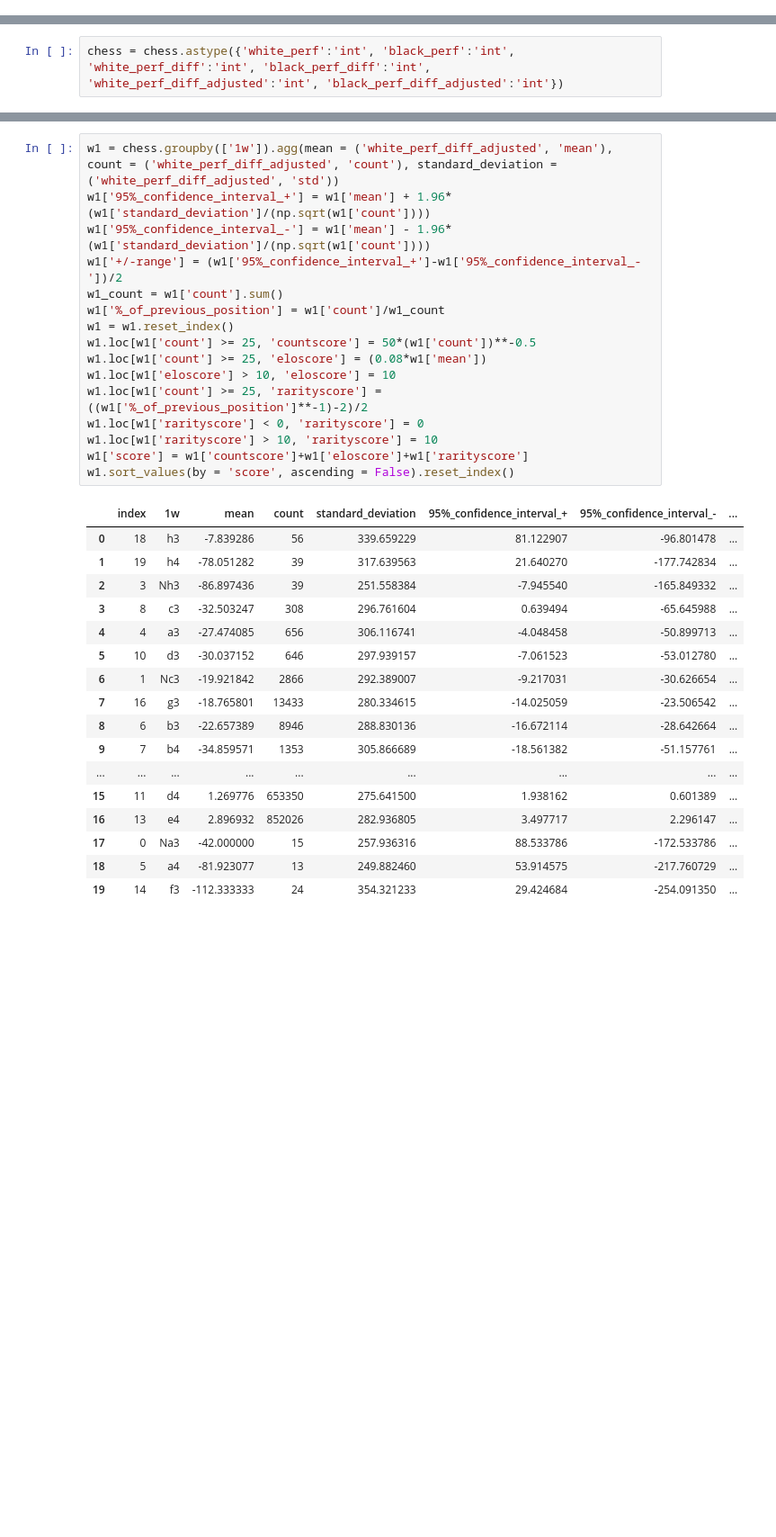
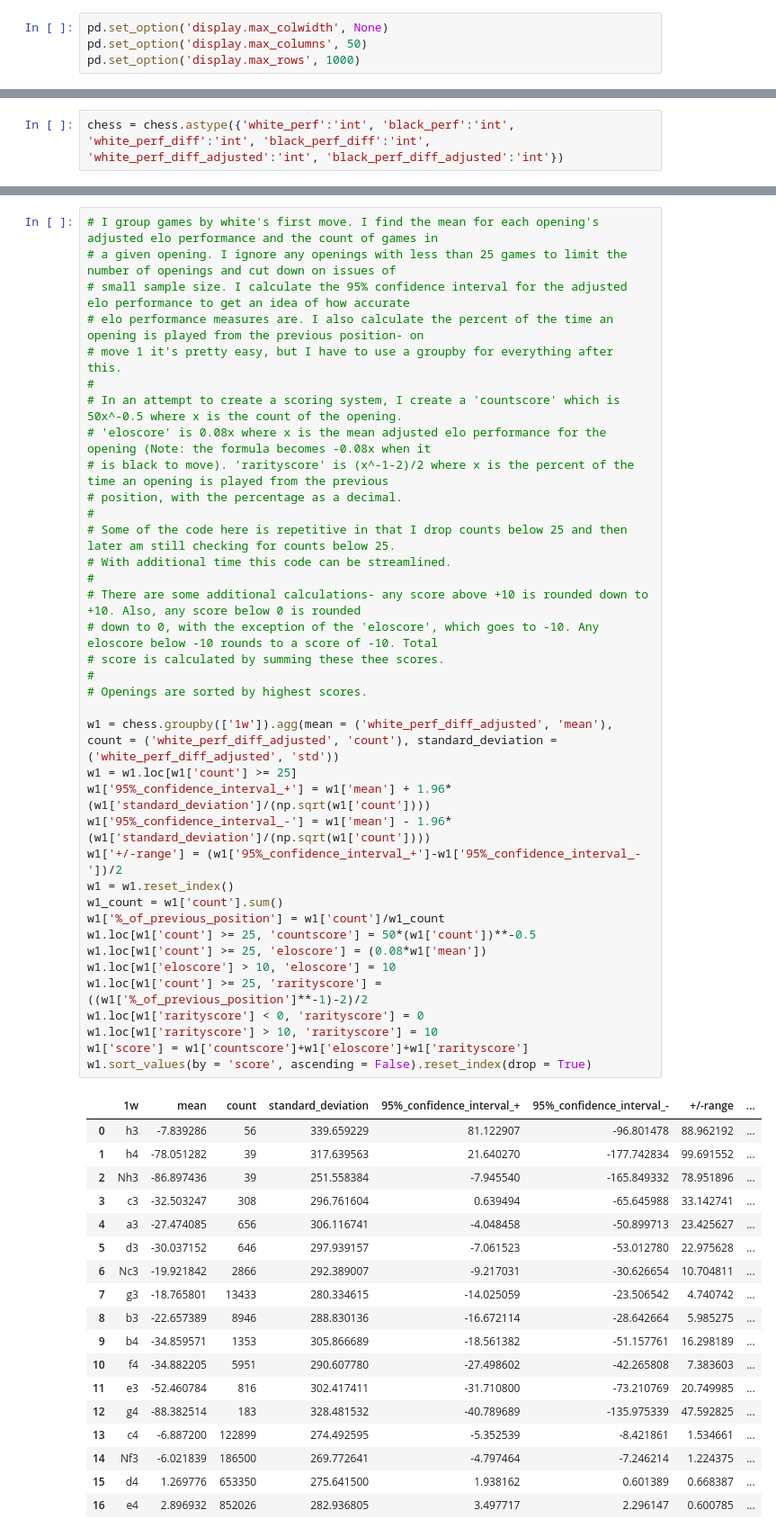
Before and after one commit to Elliot-Moore/Capstone, a Jupyter notebook: notebooks/Capstone_data_analysis.ipynb, the cells around one changed output, grey strips where cells are left out. Shown at 90% size. Cells and saved outputs as stored; diff of their text form; blank space fills up the shorter version.

Commit message:
Final touches to analysis and added additional annotations to data gathering and data analysis

```diff
--- a/notebooks/Capstone_data_analysis.ipynb
+++ b/notebooks/Capstone_data_analysis.ipynb
@@ -5,3 +7,7 @@ import math
+# %%
+pd.set_option('display.max_colwidth', None)
+pd.set_option('display.max_columns', 50)
+pd.set_option('display.max_rows', 1000)
 # %%
 chess = pd.read_csv('../data/caissabase_df.csv', index_col = 0)
 # %%
@@ -41,34 +45,56 @@ chess
 # %%
+# I group games by white's first move. I find the mean for each opening's adjusted elo performance and the count of games in
+# a given opening. I ignore any openings with less than 25 games to limit the number of openings and cut down on issues of
+# small sample size. I calculate the 95% confidence interval for the adjusted elo performance to get an idea of how accurate
+# elo performance measures are. I also calculate the percent of the time an opening is played from the previous position- on
+# move 1 it's pretty easy, but I have to use a groupby for everything after this.
+#
+# In an attempt to create a scoring system, I create a 'countscore' which is 50x^-0.5 where x is the count of the opening.
+# 'eloscore' is 0.08x where x is the mean adjusted elo performance for the opening (Note: the formula becomes -0.08x when it
+# is black to move). 'rarityscore' is (x^-1-2)/2 where x is the percent of the time an opening is played from the previous
+# position, with the percentage as a decimal.
+#
+# Some of the code here is repetitive in that I drop counts below 25 and then later am still checking for counts below 25.
+# With additional time this code can be streamlined.
+#
+# There are some additional calculations- any score above +10 is rounded down to +10. Also, any score below 0 is rounded
+# down to 0, with the exception of the 'eloscore', which goes to -10. Any eloscore below -10 rounds to a score of -10. Total
+# score is calculated by summing these thee scores.
+#
+# Openings are sorted by highest scores.
+
 w1 = chess.groupby(['1w']).agg(mean = ('white_perf_diff_adjusted', 'mean'), count = ('white_perf_diff_adjusted', 'count'), standard_deviation = ('white_perf_diff_adjusted', 'std'))
+w1 = w1.loc[w1['count'] >= 25]
 w1['95%_confidence_interval_+'] = w1['mean'] + 1.96*(w1['standard_deviation']/(np.sqrt(w1['count'])))
 w1['95%_confidence_interval_-'] = w1['mean'] - 1.96*(w1['standard_deviation']/(np.sqrt(w1['count'])))
 w1['+/-range'] = (w1['95%_confidence_interval_+']-w1['95%_confidence_interval_-'])/2
+w1 = w1.reset_index()
 w1_count = w1['count'].sum()
 w1['%_of_previous_position'] = w1['count']/w1_count
-w1 = w1.reset_index()
 w1.loc[w1['count'] >= 25, 'countscore'] = 50*(w1['count'])**-0.5
 w1.loc[w1['count'] >= 25, 'eloscore'] = (0.08*w1['mean'])
 w1.loc[w1['eloscore'] > 10, 'eloscore'] = 10
 w1.loc[w1['count'] >= 25, 'rarityscore'] = ((w1['%_of_previous_position']**-1)-2)/2
 w1.loc[w1['rarityscore'] < 0, 'rarityscore'] = 0
 w1.loc[w1['rarityscore'] > 10, 'rarityscore'] = 10
 w1['score'] = w1['countscore']+w1['eloscore']+w1['rarityscore']
-w1.sort_values(by = 'score', ascending = False).reset_index()
+w1.sort_values(by = 'score', ascending = False).reset_index(drop = True)
 # %% [output]
-|  | index | 1w | mean | count | standard_deviation | 95%_confidence_interval_+ | 95%_confidence_interval_- | ... |
-| 0 | 18 | h3 | -7.839286 | 56 | 339.659229 | 81.122907 | -96.801478 | ... |
-| 1 | 19 | h4 | -78.051282 | 39 | 317.639563 | 21.640270 | -177.742834 | ... |
-| 2 | 3 | Nh3 | -86.897436 | 39 | 251.558384 | -7.945540 | -165.849332 | ... |
-| 3 | 8 | c3 | -32.503247 | 308 | 296.761604 | 0.639494 | -65.645988 | ... |
-| 4 | 4 | a3 | -27.474085 | 656 | 306.116741 | -4.048458 | -50.899713 | ... |
-| 5 | 10 | d3 | -30.037152 | 646 | 297.939157 | -7.061523 | -53.012780 | ... |
-| 6 | 1 | Nc3 | -19.921842 | 2866 | 292.389007 | -9.217031 | -30.626654 | ... |
-| 7 | 16 | g3 | -18.765801 | 13433 | 280.334615 | -14.025059 | -23.506542 | ... |
-| 8 | 6 | b3 | -22.657389 | 8946 | 288.830136 | -16.672114 | -28.642664 | ... |
-| 9 | 7 | b4 | -34.859571 | 1353 | 305.866689 | -18.561382 | -51.157761 | ... |
-| ... | ... | ... | ... | ... | ... | ... | ... | ... |
-| 15 | 11 | d4 | 1.269776 | 653350 | 275.641500 | 1.938162 | 0.601389 | ... |
-| 16 | 13 | e4 | 2.896932 | 852026 | 282.936805 | 3.497717 | 2.296147 | ... |
-| 17 | 0 | Na3 | -42.000000 | 15 | 257.936316 | 88.533786 | -172.533786 | ... |
-| 18 | 5 | a4 | -81.923077 | 13 | 249.882460 | 53.914575 | -217.760729 | ... |
-| 19 | 14 | f3 | -112.333333 | 24 | 354.321233 | 29.424684 | -254.091350 | ... |
+|  | 1w | mean | count | standard_deviation | 95%_confidence_interval_+ | 95%_confidence_interval_- | +/-range | ... |
+| 0 | h3 | -7.839286 | 56 | 339.659229 | 81.122907 | -96.801478 | 88.962192 | ... |
+| 1 | h4 | -78.051282 | 39 | 317.639563 | 21.640270 | -177.742834 | 99.691552 | ... |
+| 2 | Nh3 | -86.897436 | 39 | 251.558384 | -7.945540 | -165.849332 | 78.951896 | ... |
+| 3 | c3 | -32.503247 | 308 | 296.761604 | 0.639494 | -65.645988 | 33.142741 | ... |
+| 4 | a3 | -27.474085 | 656 | 306.116741 | -4.048458 | -50.899713 | 23.425627 | ... |
+| 5 | d3 | -30.037152 | 646 | 297.939157 | -7.061523 | -53.012780 | 22.975628 | ... |
+| 6 | Nc3 | -19.921842 | 2866 | 292.389007 | -9.217031 | -30.626654 | 10.704811 | ... |
+| 7 | g3 | -18.765801 | 13433 | 280.334615 | -14.025059 | -23.506542 | 4.740742 | ... |
+| 8 | b3 | -22.657389 | 8946 | 288.830136 | -16.672114 | -28.642664 | 5.985275 | ... |
+| 9 | b4 | -34.859571 | 1353 | 305.866689 | -18.561382 | -51.157761 | 16.298189 | ... |
+| 10 | f4 | -34.882205 | 5951 | 290.607780 | -27.498602 | -42.265808 | 7.383603 | ... |
+| 11 | e3 | -52.460784 | 816 | 302.417411 | -31.710800 | -73.210769 | 20.749985 | ... |
+| 12 | g4 | -88.382514 | 183 | 328.481532 | -40.789689 | -135.975339 | 47.592825 | ... |
+| 13 | c4 | -6.887200 | 122899 | 274.492595 | -5.352539 | -8.421861 | 1.534661 | ... |
+| 14 | Nf3 | -6.021839 | 186500 | 269.772641 | -4.797464 | -7.246214 | 1.224375 | ... |
+| 15 | d4 | 1.269776 | 653350 | 275.641500 | 1.938162 | 0.601389 | 0.668387 | ... |
+| 16 | e4 | 2.896932 | 852026 | 282.936805 | 3.497717 | 2.296147 | 0.600785 | ... |
```
Also changed, not shown: parts of 34 cells of this notebook, 2 other files.
